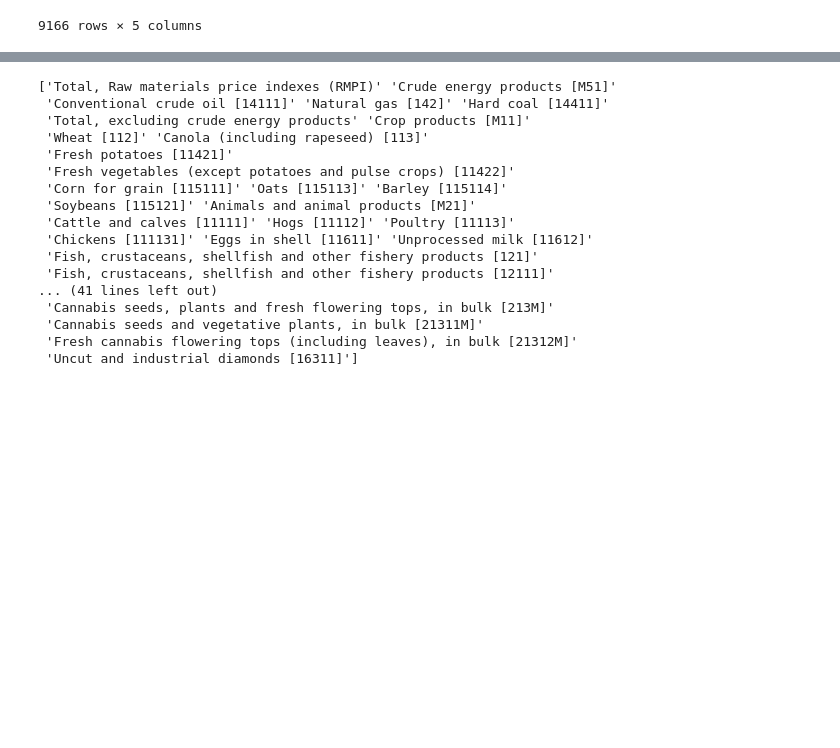
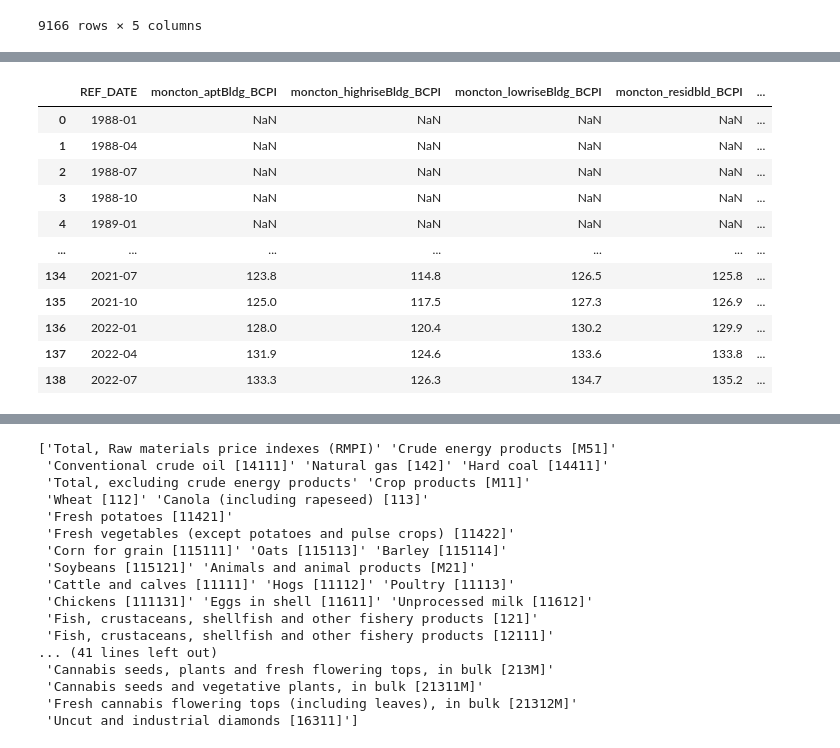
Before and after one commit to HoussamZak/Affinity_Propagation_and_Correlation_Analysis_Canada_Real_Estate, a Jupyter notebook: 3_Correlation_Analysis.ipynb, the cells around one changed output, grey strips where cells are left out. Drawn from its saved outputs; the diff is of its cells as text; code cells hidden in the pictures; blank space fills up the shorter version.

```diff
--- a/3_Correlation_Analysis.ipynb
+++ b/3_Correlation_Analysis.ipynb
@@ -68,0 +262,81 @@ building_const_pi_df
+# %%
+# We use building_const_pi_df to extract df for each city with column for each type of residential construction price indexes.
+# Here we build dataframe for historical construction price indexes for Moncton, New Brunswick, for the six types of residential constructions.
+
+# Moncton, New Brunswick Apartment buildings
+monctonNb_aprt_build = building_const_pi_df[(building_const_pi_df['GEO']=='Moncton, New Brunswick') & (building_const_pi_df["Type of building"] == "Apartment buildings")]
+monctonNb_aprt_build = monctonNb_aprt_build.reset_index()
+monctonNb_aprt_build = monctonNb_aprt_build.rename(columns ={"VALUE": "moncton_aptBldg_BCPI"})
+monctonNb_aprt_build.drop(columns=["index"], axis = 1, inplace = True)
+monctonNb_aprt_build
+
+# Moncton, New Brunswick High-rise apartment building
+
+monctonNb_high_rise = building_const_pi_df[(building_const_pi_df['GEO']=='Moncton, New Brunswick') & (building_const_pi_df["Type of building"] == "High-rise apartment building (five or more storeys)")]
+monctonNb_high_rise = monctonNb_high_rise.reset_index()
+monctonNb_high_rise = monctonNb_high_rise.rename(columns ={"VALUE": "moncton_highriseBldg_BCPI"})
+monctonNb_high_rise.drop(columns=["index"], axis = 1, inplace = True)
+monctonNb_high_rise
+
+# Moncton, New Brunswick Low-rise apartment building
+
+monctonNb_low_rise = building_const_pi_df[(building_const_pi_df['GEO']=='Moncton, New Brunswick') & (building_const_pi_df["Type of building"] == "Low-rise apartment building (fewer than five storeys)")]
+monctonNb_low_rise = monctonNb_low_rise.reset_index()
+monctonNb_low_rise = monctonNb_low_rise.rename(columns ={"VALUE": "moncton_lowriseBldg_BCPI"})
+monctonNb_low_rise.drop(columns=["index"], axis = 1, inplace = True)
+monctonNb_low_rise
+
+# Moncton, New Brunswick Single-detached house
+
+monctonNb_single_det_house = building_const_pi_df[(building_const_pi_df['GEO']=='Moncton, New Brunswick') & (building_const_pi_df["Type of building"] == "Single-detached house")]
+monctonNb_single_det_house = monctonNb_single_det_house.reset_index()
+monctonNb_single_det_house = monctonNb_single_det_house.rename(columns ={"VALUE": "moncton_singdethouse_BCPI"})
+monctonNb_single_det_house.drop(columns=["index"], axis = 1, inplace = True)
+monctonNb_single_det_house
+
+# Moncton, New Brunswick Residential buildings [621]
+
+monctonNb_res_buildings = building_const_pi_df[(building_const_pi_df['GEO']=='Moncton, New Brunswick') & (building_const_pi_df["Type of building"] == "Residential buildings [621]")]
+monctonNb_res_buildings = monctonNb_res_buildings.reset_index()
+monctonNb_res_buildings = monctonNb_res_buildings.rename(columns ={"VALUE": "moncton_residbld_BCPI"})
+monctonNb_res_buildings.drop(columns=["index"], axis = 1, inplace = True)
+monctonNb_res_buildings
+
+# Moncton, New Brunswick Townhouse
+
+monctonNb_townhouse = building_const_pi_df[(building_const_pi_df['GEO']=='Moncton, New Brunswick') & (building_const_pi_df["Type of building"] == "Townhouse")]
+monctonNb_townhouse = monctonNb_townhouse.reset_index()
+monctonNb_townhouse = monctonNb_townhouse.rename(columns ={"VALUE": "moncton_townhouse_BCPI"})
+monctonNb_townhouse.drop(columns=["index"], axis = 1, inplace = True)
+monctonNb_townhouse
+
+# # Previewing
+# halifaxns_aprt_build
+
+#Merging dataframes on REF_DATE
+dataframes_moncton = [monctonNb_aprt_build, monctonNb_high_rise, monctonNb_low_rise, monctonNb_res_buildings, monctonNb_single_det_house, monctonNb_townhouse]
+
+moncton_bcpi_merged_df = reduce(lambda left, right: pd.merge(left, right, on = 'REF_DATE'), dataframes_moncton)
+
+# #Dropping columns to keep only HPI columns of cities
+moncton_bcpi_merged_df = moncton_bcpi_merged_df.drop(moncton_bcpi_merged_df.filter(regex = 'GEO').columns, axis = 1)
+moncton_bcpi_merged_df = moncton_bcpi_merged_df.drop(moncton_bcpi_merged_df.filter(regex = 'UOM').columns, axis = 1)
+moncton_bcpi_merged_df = moncton_bcpi_merged_df.drop(moncton_bcpi_merged_df.filter(regex = 'Type of building').columns, axis = 1)
+
+#Saving dataframe as csv
+moncton_bcpi_merged_df.to_csv(r"C:\Users\hp\Desktop\Projects Coding\Affinity_Propagation_Canada_Real_Estate_Market\Processed Data\moncton_bcpi_merged_df.csv")
+
+moncton_bcpi_merged_df
+# %% [output]
+|  | REF_DATE | moncton_aptBldg_BCPI | moncton_highriseBldg_BCPI | moncton_lowriseBldg_BCPI | moncton_residbld_BCPI | ... |
+| 0 | 1988-01 | NaN | NaN | NaN | NaN | ... |
+| 1 | 1988-04 | NaN | NaN | NaN | NaN | ... |
+| 2 | 1988-07 | NaN | NaN | NaN | NaN | ... |
+| 3 | 1988-10 | NaN | NaN | NaN | NaN | ... |
+| 4 | 1989-01 | NaN | NaN | NaN | NaN | ... |
+| ... | ... | ... | ... | ... | ... | ... |
+| 134 | 2021-07 | 123.8 | 114.8 | 126.5 | 125.8 | ... |
+| 135 | 2021-10 | 125.0 | 117.5 | 127.3 | 126.9 | ... |
+| 136 | 2022-01 | 128.0 | 120.4 | 130.2 | 129.9 | ... |
+| 137 | 2022-04 | 131.9 | 124.6 | 133.6 | 133.8 | ... |
+| 138 | 2022-07 | 133.3 | 126.3 | 134.7 | 135.2 | ... |
```
Also changed, not shown: parts of 8 cells of this notebook, 4 other files.
